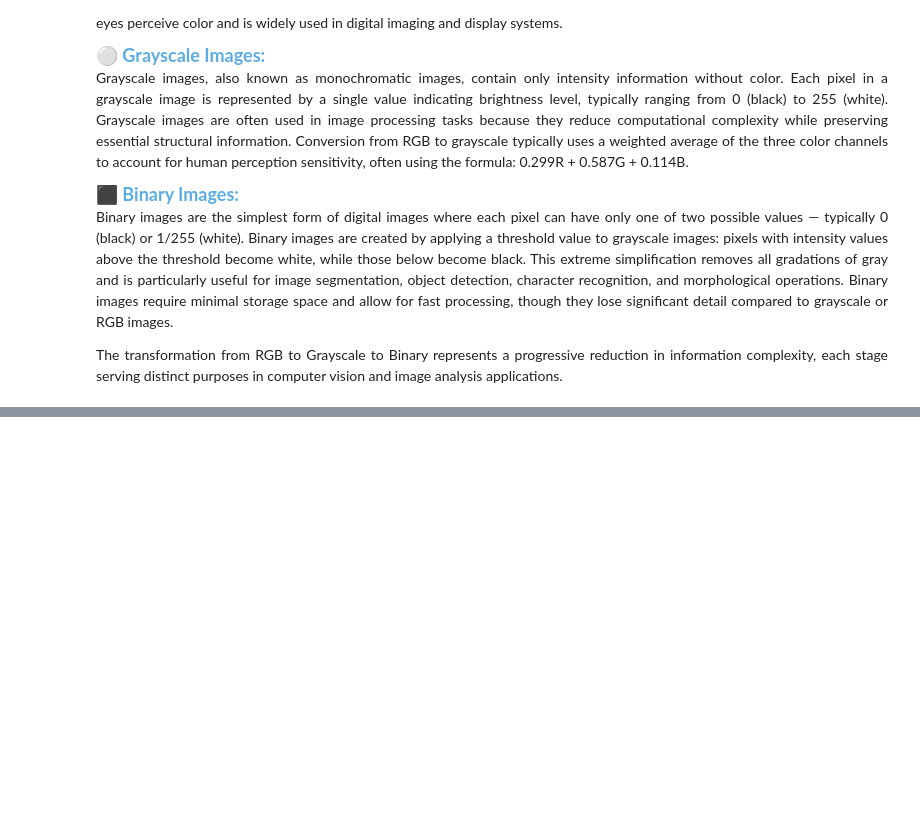
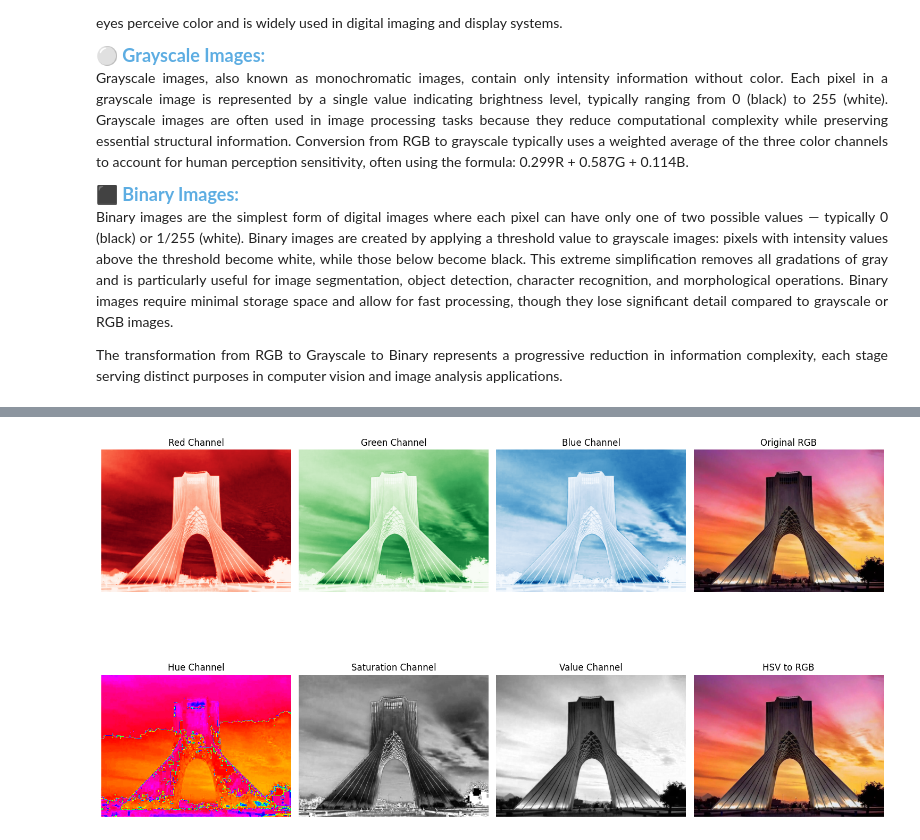
Before and after one commit to nava128/proyecto-openCV-nava2026, a Jupyter notebook: CA1/main.ipynb, the cells around one changed output, grey strips where cells are left out. Saved outputs shown, nothing was run; the diff lists cells and outputs as text; code cells hidden in the pictures; blank space fills up the shorter version.

```diff
--- a/CA1/main.ipynb
+++ b/CA1/main.ipynb
@@ -111,0 +170,63 @@ each stage serving distinct purposes in computer vision and image analysis appli
+# %%
+if image is not None:
+    # Separate RGB channels
+    r_channel = image_rgb[:, :, 0]
+    g_channel = image_rgb[:, :, 1]
+    b_channel = image_rgb[:, :, 2]
+
+    # Separate HSV channels
+    h_channel = image_hsv[:, :, 0]
+    s_channel = image_hsv[:, :, 1]
+    v_channel = image_hsv[:, :, 2]
+
+    plt.figure(figsize=(15, 10))
+
+    # RGB channels
+    plt.subplot(2, 4, 1)
+    plt.imshow(r_channel, cmap='Reds')
+    plt.axis('off')
+    plt.title('Red Channel')
+
+    plt.subplot(2, 4, 2)
+    plt.imshow(g_channel, cmap='Greens')
+    plt.axis('off')
+    plt.title('Green Channel')
+
+    plt.subplot(2, 4, 3)
+    plt.imshow(b_channel, cmap='Blues')
+    plt.axis('off')
+    plt.title('Blue Channel')
+
+    plt.subplot(2, 4, 4)
+    plt.imshow(image_rgb)
+    plt.axis('off')
+    plt.title('Original RGB')
+
+    # HSV channels
+    plt.subplot(2, 4, 5)
+    plt.imshow(h_channel, cmap='hsv')
+    plt.axis('off')
+    plt.title('Hue Channel')
+
+    plt.subplot(2, 4, 6)
+    plt.imshow(s_channel, cmap='gray')
+    plt.axis('off')
+    plt.title('Saturation Channel')
+
+    plt.subplot(2, 4, 7)
+    plt.imshow(v_channel, cmap='gray')
+    plt.axis('off')
+    plt.title('Value Channel')
+
+    plt.subplot(2, 4, 8)
+    hsv_as_rgb = cv2.cvtColor(image_hsv, cv2.COLOR_HSV2RGB)
+    plt.imshow(hsv_as_rgb)
+    plt.axis('off')
+    plt.title('HSV to RGB')
+
+    plt.tight_layout()
+    plt.show()
+else:
+    print(f"Error: Could not load image from {IMAGE_PATH}")
+# %% [output]
+[figure, added]
```
Also changed, not shown: parts of 2 cells of this notebook.
